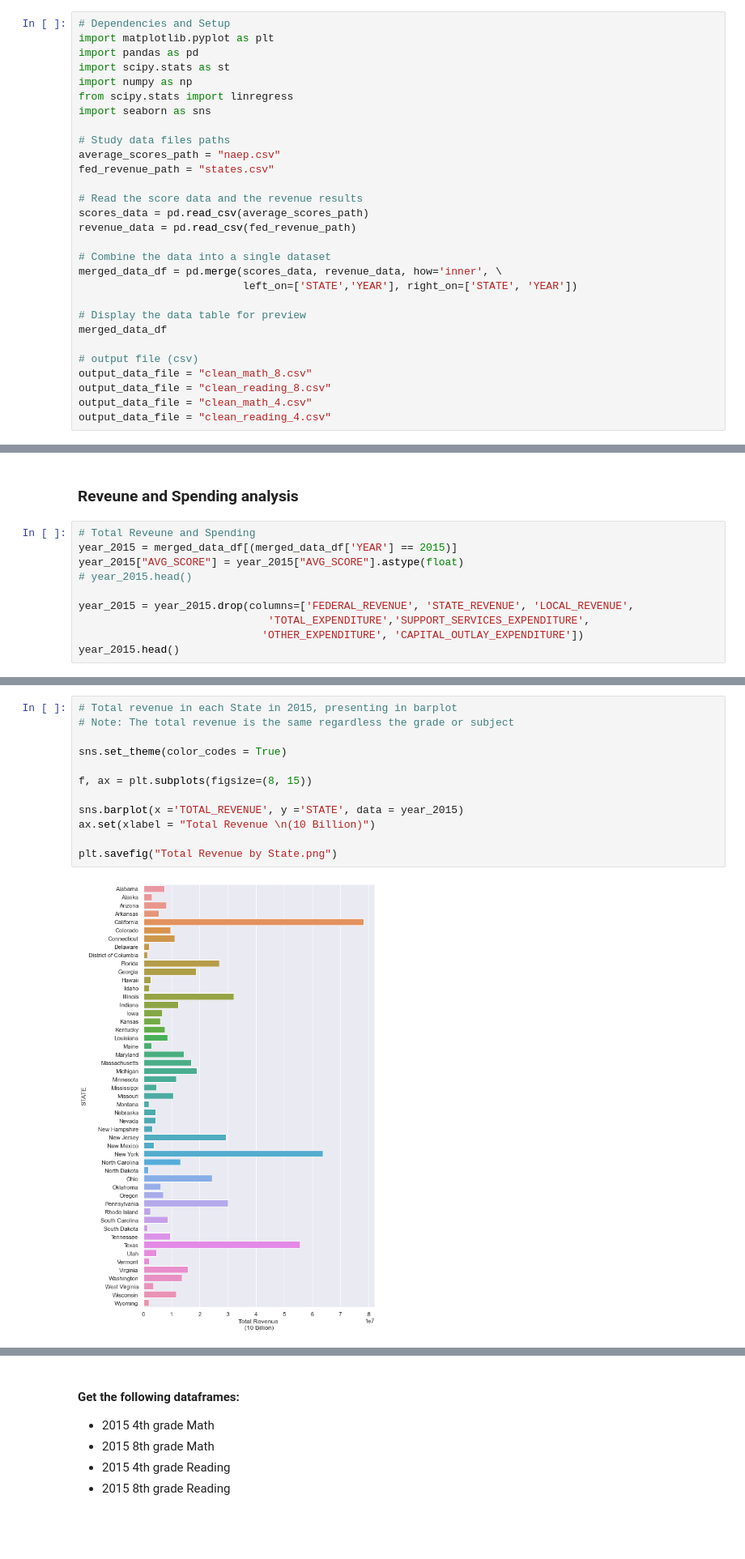
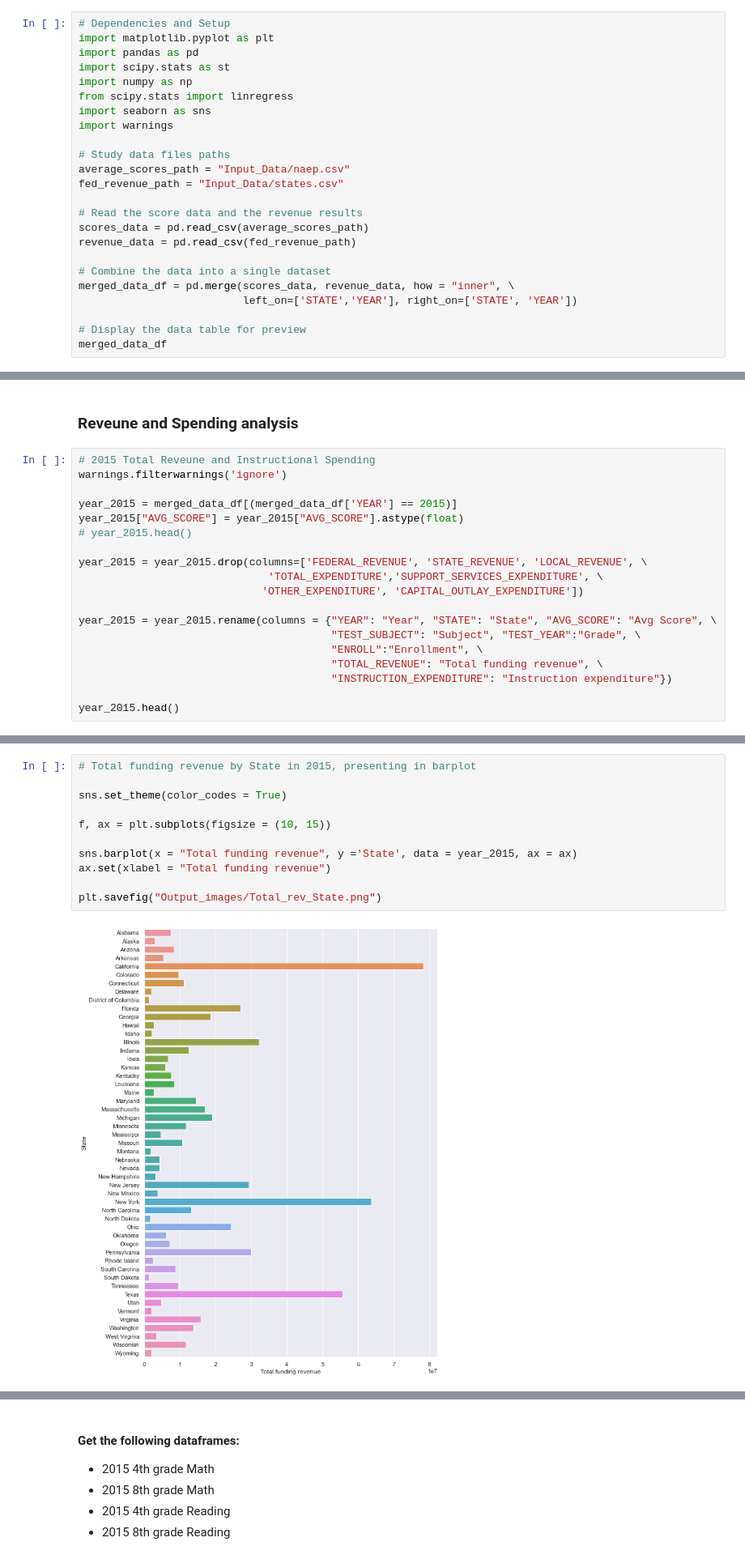
Before and after one commit to trangbt278/education, a Jupyter notebook: Student_Performance_vs_Funding visualize.ipynb, the cells around one changed output, grey strips where cells are left out. Shown at 81% size. Cells and saved outputs as stored; diff of their text form; blank space fills up the shorter version.

```diff
--- a/Student_Performance_vs_Funding visualize.ipynb
+++ b/Student_Performance_vs_Funding visualize.ipynb
@@ -12,24 +12,19 @@ import scipy.stats as st
 import numpy as np
 from scipy.stats import linregress
 import seaborn as sns
+import warnings
 
 # Study data files paths
-average_scores_path = "naep.csv"
-fed_revenue_path = "states.csv"
+average_scores_path = "Input_Data/naep.csv"
+fed_revenue_path = "Input_Data/states.csv"
 
 # Read the score data and the revenue results
 scores_data = pd.read_csv(average_scores_path)
 revenue_data = pd.read_csv(fed_revenue_path)
 
 # Combine the data into a single dataset
-merged_data_df = pd.merge(scores_data, revenue_data, how='inner', \
+merged_data_df = pd.merge(scores_data, revenue_data, how = "inner", \
                           left_on=['STATE','YEAR'], right_on=['STATE', 'YEAR'])
 
 # Display the data table for preview
 merged_data_df
-
-# output file (csv)
-output_data_file = "clean_math_8.csv"
-output_data_file = "clean_reading_8.csv"
-output_data_file = "clean_math_4.csv"
-output_data_file = "clean_reading_4.csv"
@@ -52,13 +49,22 @@ test_subject.head()
 # %% [markdown]
 ### Reveune and Spending analysis
 # %%
-# Total Reveune and Spending
+# 2015 Total Reveune and Instructional Spending
+warnings.filterwarnings('ignore')
+
 year_2015 = merged_data_df[(merged_data_df['YEAR'] == 2015)]
 year_2015["AVG_SCORE"] = year_2015["AVG_SCORE"].astype(float)
 # year_2015.head()
 
-year_2015 = year_2015.drop(columns=['FEDERAL_REVENUE', 'STATE_REVENUE', 'LOCAL_REVENUE',
-                              'TOTAL_EXPENDITURE','SUPPORT_SERVICES_EXPENDITURE',
+year_2015 = year_2015.drop(columns=['FEDERAL_REVENUE', 'STATE_REVENUE', 'LOCAL_REVENUE', \
+                              'TOTAL_EXPENDITURE','SUPPORT_SERVICES_EXPENDITURE', \
                              'OTHER_EXPENDITURE', 'CAPITAL_OUTLAY_EXPENDITURE'])
+
+year_2015 = year_2015.rename(columns = {"YEAR": "Year", "STATE": "State", "AVG_SCORE": "Avg Score", \
+                                        "TEST_SUBJECT": "Subject", "TEST_YEAR":"Grade", \
+                                        "ENROLL":"Enrollment", \
+                                        "TOTAL_REVENUE": "Total funding revenue", \
+                                        "INSTRUCTION_EXPENDITURE": "Instruction expenditure"})
+
 year_2015.head()
 # %% [output]
@@ -87,14 +88,13 @@ Name: TOTAL_REVENUE, dtype: float64
 # %%
-# Total revenue in each State in 2015, presenting in barplot
-# Note: The total revenue is the same regardless the grade or subject
+# Total funding revenue by State in 2015, presenting in barplot
 
 sns.set_theme(color_codes = True)
 
-f, ax = plt.subplots(figsize=(8, 15))
+f, ax = plt.subplots(figsize = (10, 15))
 
-sns.barplot(x ='TOTAL_REVENUE', y ='STATE', data = year_2015)
-ax.set(xlabel = "Total Revenue \n(10 Billion)")
+sns.barplot(x = "Total funding revenue", y ='State', data = year_2015, ax = ax)
+ax.set(xlabel = "Total funding revenue")
 
-plt.savefig("Total Revenue by State.png")
+plt.savefig("Output_images/Total_rev_State.png")
 # %% [output]
-[figure, old version]
+[figure, new version]
```
Also changed, not shown: parts of 32 cells of this notebook, 25 other files.
